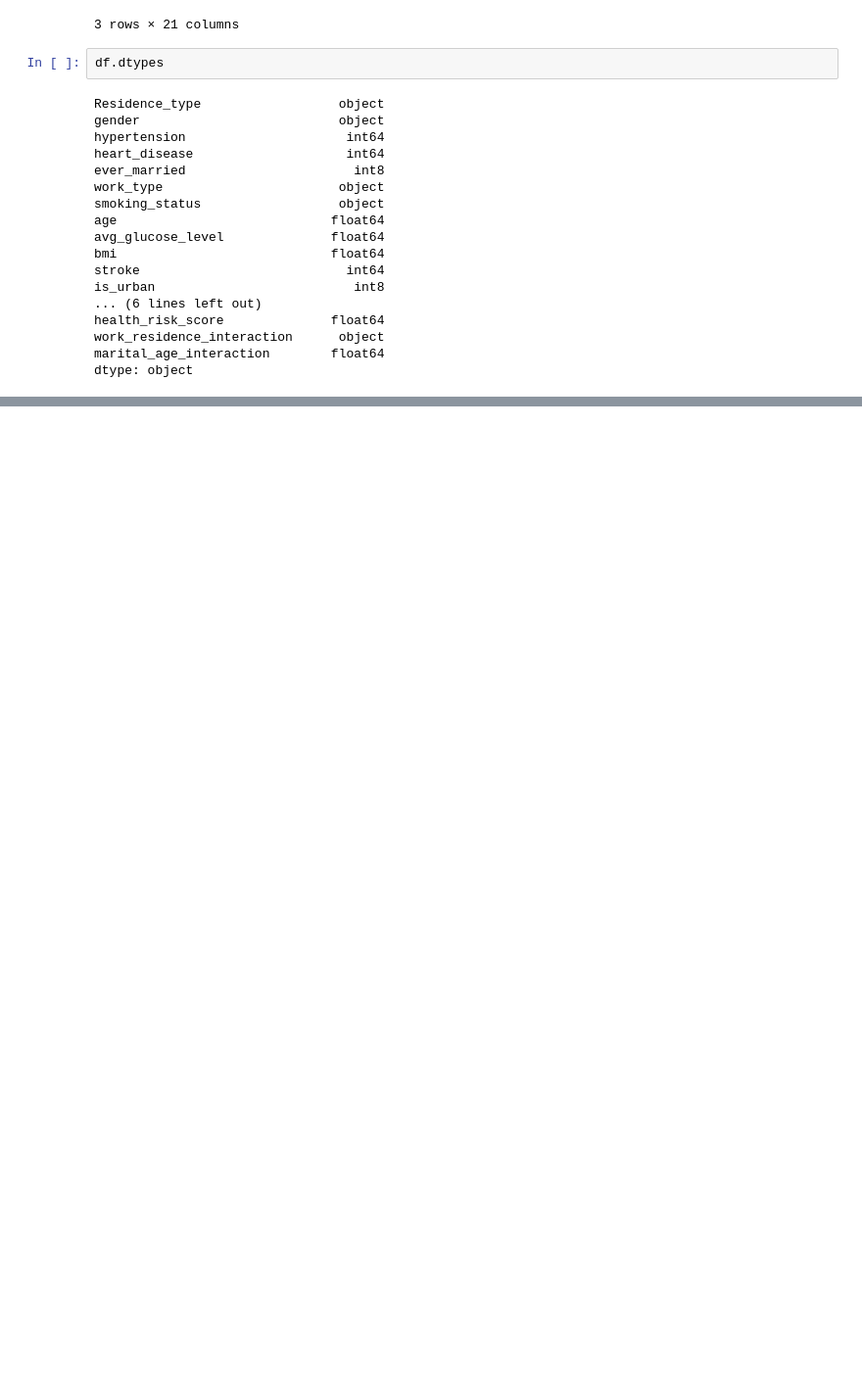
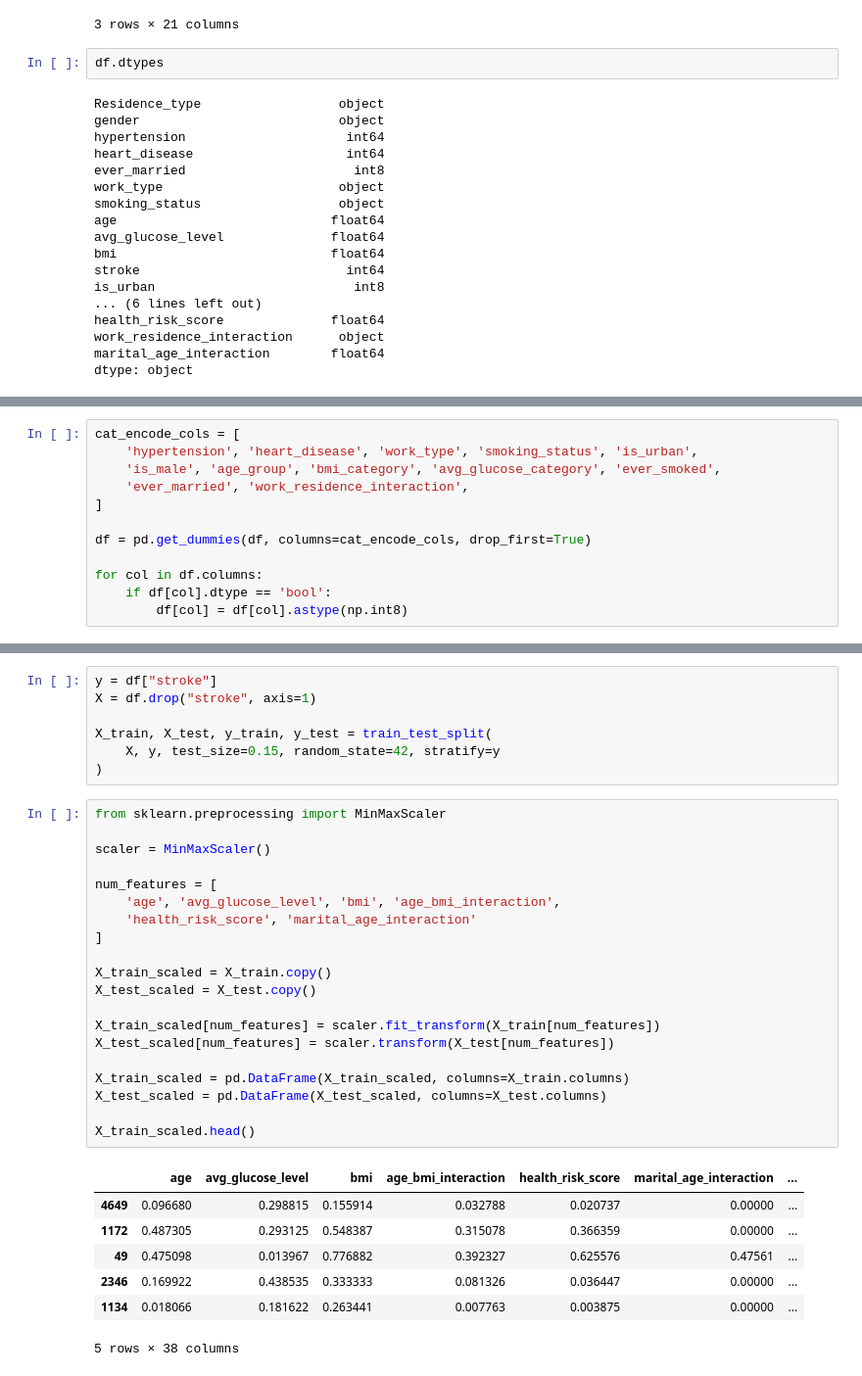
Before and after one commit to mtfattahpour/stroke-prediction, a Jupyter notebook: notebooks/model_training.ipynb, the cells around one changed output, grey strips where cells are left out. Shown: that part at 98% size. Cells and saved outputs as stored; diff of their text form; blank space fills up the shorter version.

```diff
--- a/notebooks/model_training.ipynb
+++ b/notebooks/model_training.ipynb
@@ -123,0 +158,12 @@ dtype: object
+# %%
+cat_encode_cols = [
+    'hypertension', 'heart_disease', 'work_type', 'smoking_status', 'is_urban',
+    'is_male', 'age_group', 'bmi_category', 'avg_glucose_category', 'ever_smoked',
+    'ever_married', 'work_residence_interaction',
+]
+
+df = pd.get_dummies(df, columns=cat_encode_cols, drop_first=True)
+
+for col in df.columns:
+    if df[col].dtype == 'bool':
+        df[col] = df[col].astype(np.int8)
@@ -123,0 +198,35 @@ dtype: object
+# %%
+y = df["stroke"]
+X = df.drop("stroke", axis=1)
+
+X_train, X_test, y_train, y_test = train_test_split(
+    X, y, test_size=0.15, random_state=42, stratify=y
+)
+# %%
+from sklearn.preprocessing import MinMaxScaler
+
+scaler = MinMaxScaler()
+
+num_features = [
+    'age', 'avg_glucose_level', 'bmi', 'age_bmi_interaction',
+    'health_risk_score', 'marital_age_interaction'
+]
+
+X_train_scaled = X_train.copy()
+X_test_scaled = X_test.copy()
+
+X_train_scaled[num_features] = scaler.fit_transform(X_train[num_features])
+X_test_scaled[num_features] = scaler.transform(X_test[num_features])
+
+X_train_scaled = pd.DataFrame(X_train_scaled, columns=X_train.columns)
+X_test_scaled = pd.DataFrame(X_test_scaled, columns=X_test.columns)
+
+X_train_scaled.head()
+# %% [output]
+|  | age | avg_glucose_level | bmi | age_bmi_interaction | health_risk_score | marital_age_interaction | ... |
+| 4649 | 0.096680 | 0.298815 | 0.155914 | 0.032788 | 0.020737 | 0.00000 | ... |
+| 1172 | 0.487305 | 0.293125 | 0.548387 | 0.315078 | 0.366359 | 0.00000 | ... |
+| 49 | 0.475098 | 0.013967 | 0.776882 | 0.392327 | 0.625576 | 0.47561 | ... |
+| 2346 | 0.169922 | 0.438535 | 0.333333 | 0.081326 | 0.036447 | 0.00000 | ... |
+| 1134 | 0.018066 | 0.181622 | 0.263441 | 0.007763 | 0.003875 | 0.00000 | ... |
+5 rows × 38 columns
```
Also changed, not shown: parts of 8 cells of this notebook.
